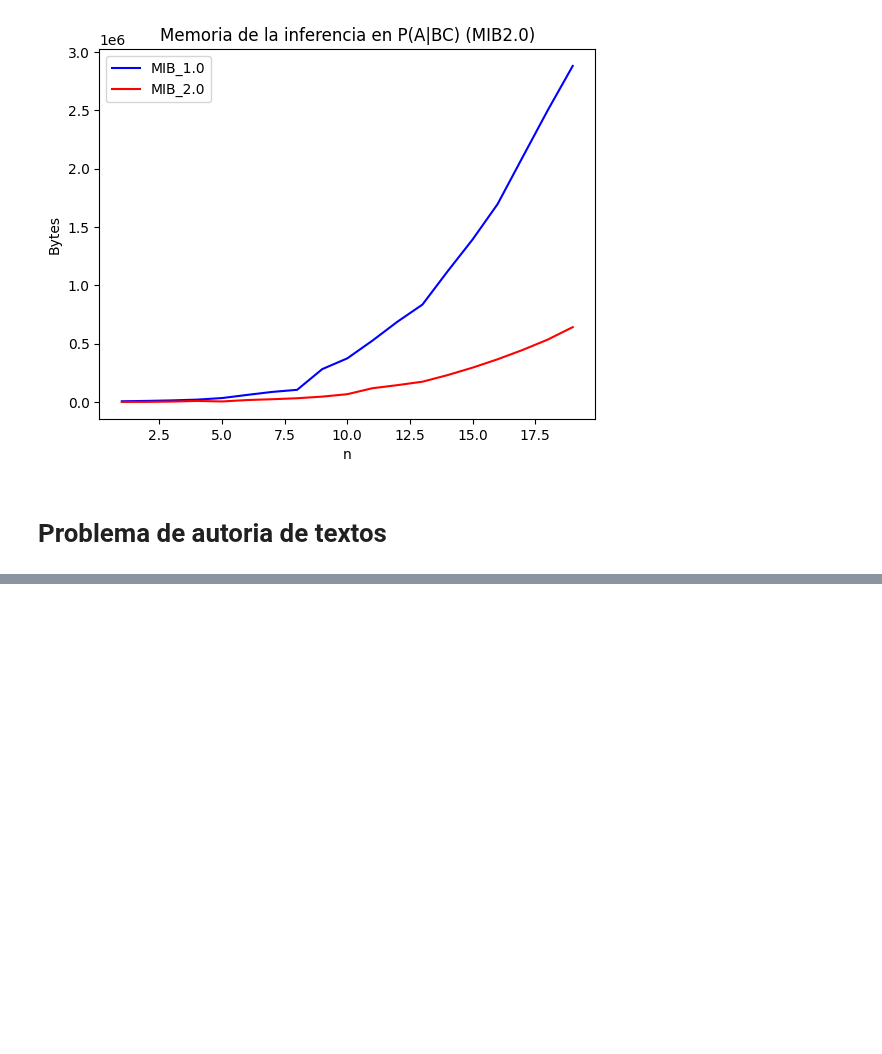
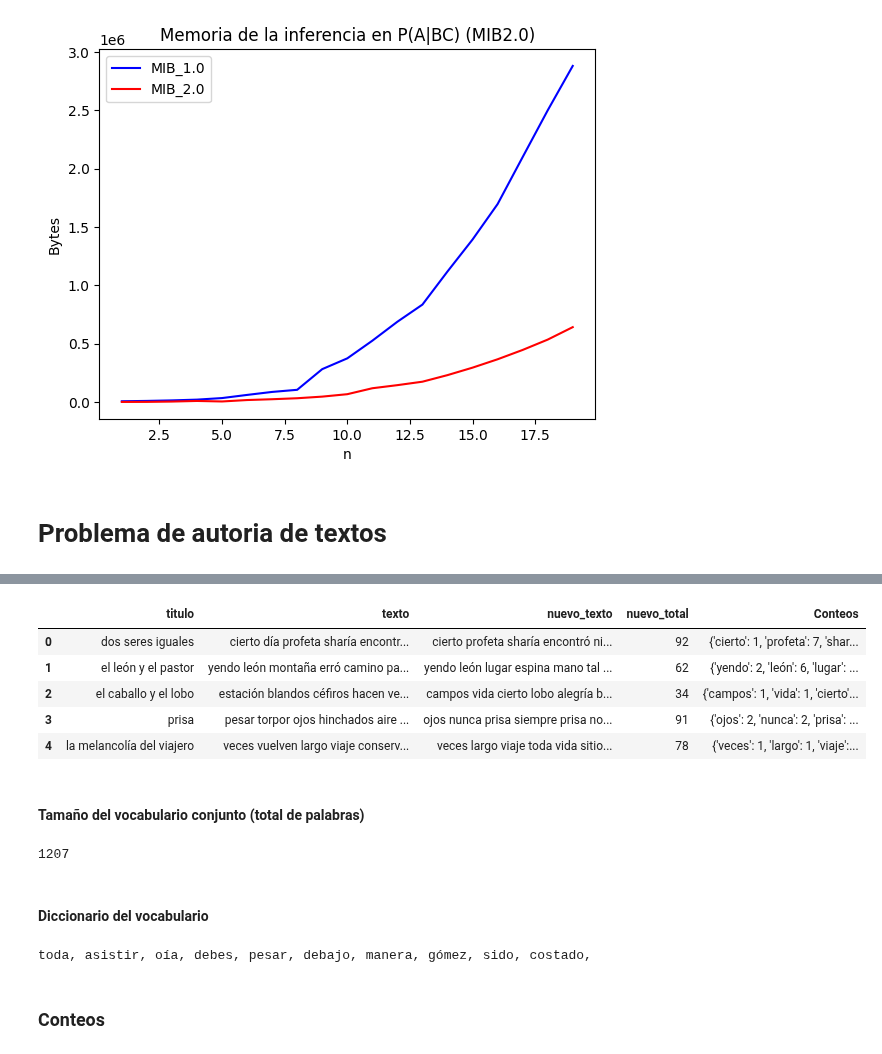
Before and after one commit to robertorys/Tesis, a Jupyter notebook: Test.ipynb, the cells around one changed output, grey strips where cells are left out. Cells and saved outputs as stored; diff of their text form; code cells hidden in the pictures; blank space fills up the shorter version.

```diff
--- a/Test.ipynb
+++ b/Test.ipynb
@@ -300,0 +334,5 @@ $P(A)P(T|A)\displaystyle \prod P(W|AT)$
+# %%
+archivos = glob.glob('./Test/*')
+archivos,nombres = tp.carga_cuentos(archivos)
+df_test = tp.lee_cuentos(archivos,test=True)
+df_test.head()
@@ -300,0 +384,37 @@ $P(A)P(T|A)\displaystyle \prod P(W|AT)$
+# %%
+df_test_T = df_test.copy()
+df_test_T['nuevo_texto']=df_test_T.texto.str.split().\
+    apply(lambda texto: [w for w in texto if w in nuevo_vocab]).\
+    apply(lambda x : ' '.join(x))
+df_test_T['nuevo_total']=df_test_T.nuevo_texto.str.split().apply(len)
+df_test_T['Conteos']=df_test_T.nuevo_texto.str.split().apply(Counter)
+
+
+df_test_T.head()
+# %% [output]
+|  | titulo | texto | nuevo_texto | nuevo_total | Conteos |
+| 0 | dos seres iguales | cierto día profeta sharía encontr... | cierto profeta sharía encontró ni... | 92 | {'cierto': 1, 'profeta': 7, 'shar... |
+| 1 | el león y el pastor | yendo león montaña erró camino pa... | yendo león lugar espina mano tal ... | 62 | {'yendo': 2, 'león': 6, 'lugar': ... |
+| 2 | el caballo y el lobo | estación blandos céfiros hacen ve... | campos vida cierto lobo alegría b... | 34 | {'campos': 1, 'vida': 1, 'cierto'... |
+| 3 | prisa | pesar torpor ojos hinchados aire ... | ojos nunca prisa siempre prisa no... | 91 | {'ojos': 2, 'nunca': 2, 'prisa': ... |
+| 4 | la melancolía del viajero | veces vuelven largo viaje conserv... | veces largo viaje toda vida sitio... | 78 | {'veces': 1, 'largo': 1, 'viaje':... |
+# %% [markdown]
+#### Tamaño del vocabulario conjunto (total de palabras)
+# %%
+vocabulario = list(set(nuevo_vocabulario+nuevo_vocab))
+print(len(vocabulario))
+# %% [output]
+1207
+# %% [markdown]
+#### Diccionario del vocabulario
+# %%
+voc_dict = OrderedDict(zip(vocabulario,range(len(vocabulario))))
+v = list(voc_dict.keys())
+i=0
+while i<10:
+    print(v[i], end=', ')
+    i+=1
+# %% [output]
+toda, asistir, oía, debes, pesar, debajo, manera, gómez, sido, costado,
+# %% [markdown]
+### Conteos
```
Also changed, not shown: parts of 25 cells of this notebook, 2 other files.
